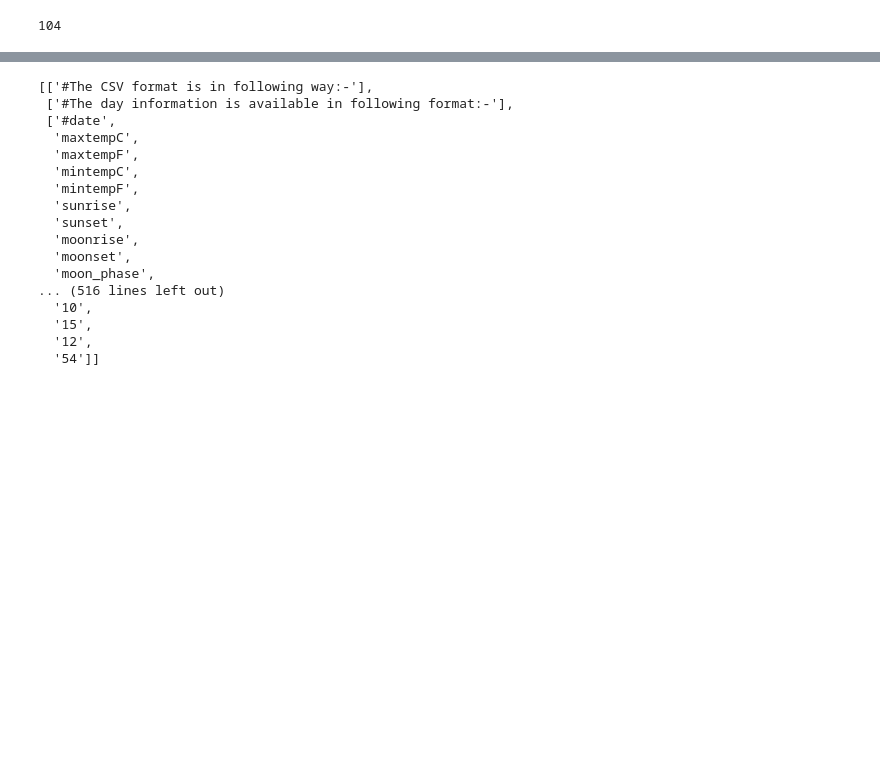
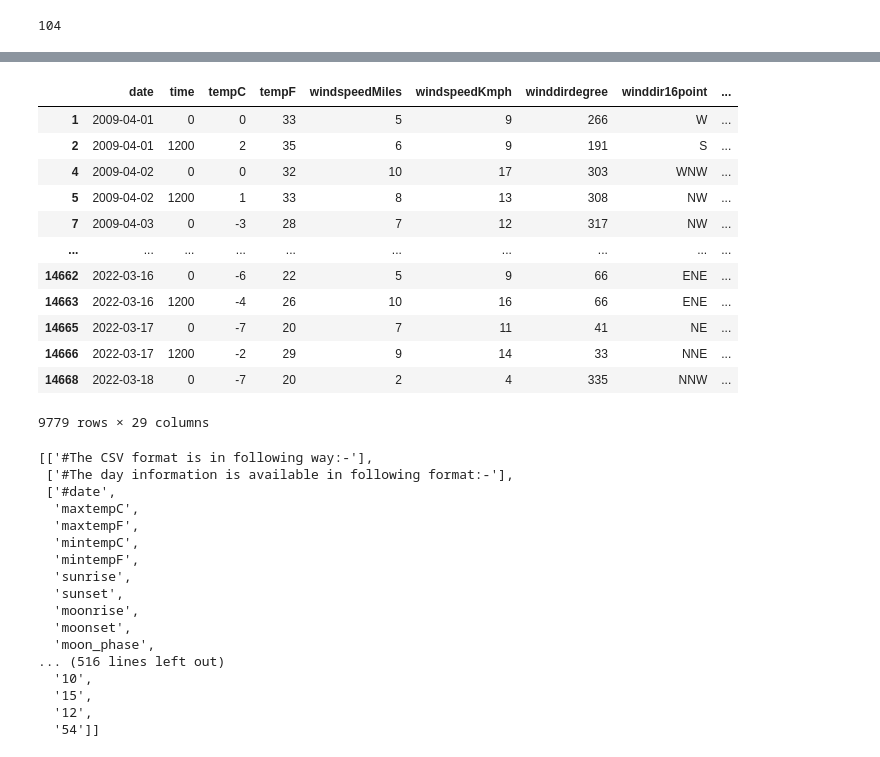
Before and after one commit to kichyr/weather_prediction, a Jupyter notebook: data_processing/new_data.ipynb, the cells around one changed output, grey strips where cells are left out. Saved outputs shown, nothing was run; the diff lists cells and outputs as text; code cells hidden in the pictures; blank space fills up the shorter version.

```diff
--- a/data_processing/new_data.ipynb
+++ b/data_processing/new_data.ipynb
@@ -308,5 +322,20 @@ data_w = pd.read_csv('Weather_data.csv', names=cols)
 # %%
 data_w = data_w.dropna()
+data_w
+# %% [output]
+|  | date | time | tempC | tempF | windspeedMiles | windspeedKmph | winddirdegree | winddir16point | ... |
+| 1 | 2009-04-01 | 0 | 0 | 33 | 5 | 9 | 266 | W | ... |
+| 2 | 2009-04-01 | 1200 | 2 | 35 | 6 | 9 | 191 | S | ... |
+| 4 | 2009-04-02 | 0 | 0 | 32 | 10 | 17 | 303 | WNW | ... |
+| 5 | 2009-04-02 | 1200 | 1 | 33 | 8 | 13 | 308 | NW | ... |
+| 7 | 2009-04-03 | 0 | -3 | 28 | 7 | 12 | 317 | NW | ... |
+| ... | ... | ... | ... | ... | ... | ... | ... | ... | ... |
+| 14662 | 2022-03-16 | 0 | -6 | 22 | 5 | 9 | 66 | ENE | ... |
+| 14663 | 2022-03-16 | 1200 | -4 | 26 | 10 | 16 | 66 | ENE | ... |
+| 14665 | 2022-03-17 | 0 | -7 | 20 | 7 | 11 | 41 | NE | ... |
+| 14666 | 2022-03-17 | 1200 | -2 | 29 | 9 | 14 | 33 | NNE | ... |
+| 14668 | 2022-03-18 | 0 | -7 | 20 | 2 | 4 | 335 | NNW | ... |
+9779 rows × 29 columns
 # %%
 data_w = pd.DataFrame.drop_duplicates(data_w)
 # %%
```
Also changed, not shown: parts of 4 cells of this notebook, 5 other files.
